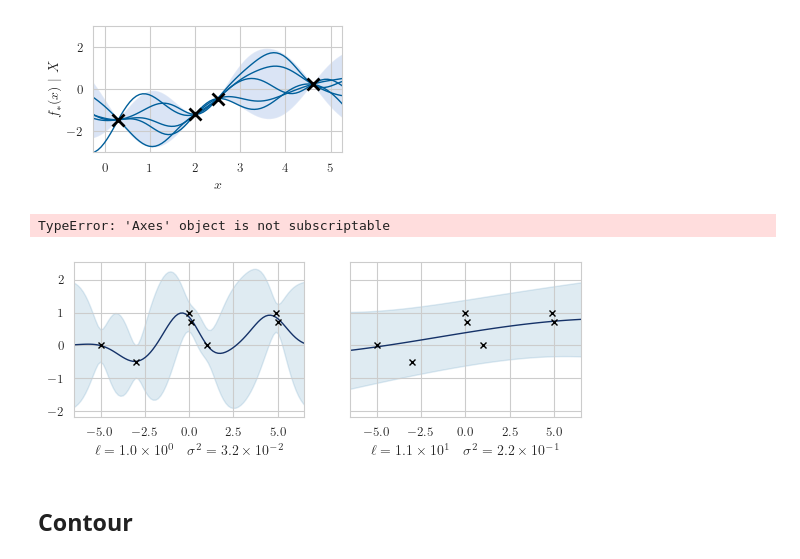
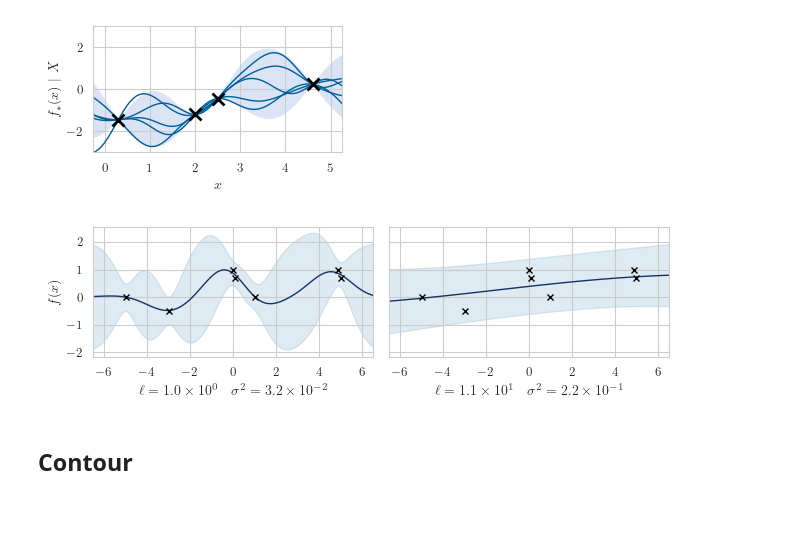
Before and after one commit to ItsNiklas/sparse-gaussian-processes, a Jupyter notebook: plots.ipynb, the cells around one changed output. Drawn from its saved outputs; the diff is of its cells as text; code cells hidden in the pictures; blank space fills up the shorter version.

Commit message:
Plot fixes

```diff
--- a/plots.ipynb
+++ b/plots.ipynb
@@ -329,36 +329,35 @@ fig, axs = plt.subplots(1, 2, figsize=set_size(fraction=1, subplots=(1, 2)), sha
 
 X_train = np.array([-5, -3, 0, .1, 1, 4.9, 5]).reshape(-1, 1)
 x = np.linspace(-7, 7, 100)
 y_train = np.array([0, -.5, 1, .7, 0, 1, .7])
 
 opts = list()
 
 for i, ax in enumerate(axs.flat):
     if i == 0:
         kernel = RBF(1) + WhiteKernel(1)
     else:
         kernel = RBF(10) + WhiteKernel(1e-1)
 
     gpr = GaussianProcessRegressor(kernel=kernel, n_restarts_optimizer=0, alpha=0)
     gpr.fit(X_train, y_train)
     pred_mean, pred_var = gpr.predict(x.reshape(-1, 1), return_std=True)
     ax.plot(x, pred_mean, alpha=1, lw=1, c=matplotlib.cm.get_cmap("unimap")(1.0))
     ax.fill_between(x, pred_mean - 1.96 * pred_var, pred_mean + 1.96 * pred_var, alpha=0.2, zorder=-1,
                     color=matplotlib.cm.get_cmap("unimap")(.5))
     ax.plot(X_train, y_train, marker="x", lw=0, mew=1, ms=4, alpha=1, zorder=5, c='k')
     ax.set_xlabel("$\ell = {:.1e}\quad".format(num2tex(np.exp(gpr.kernel_.theta[0]))) +
                   "\sigma^2 = {:.1e}$".format(num2tex(np.exp(gpr.kernel_.theta[1]))))
     ax.set_xlim([-6.5, 6.5])
 
     opts.append(np.exp(gpr.kernel_.theta))
 
-ax[0].set_ylabel("f(x)")
+axs[0].set_ylabel("$f(x)$")
 plt.tight_layout()
 plt.show()
 fig.savefig('optima.pdf', format='pdf', bbox_inches='tight', dpi=300)
 # %% [output]
-TypeError: 'Axes' object is not subscriptable
-[figure, old version]
+[figure, new version]
 # %% [markdown]
 ## Contour
 # %%
```
Also changed, not shown: parts of 4 cells of this notebook, 1 other file.
